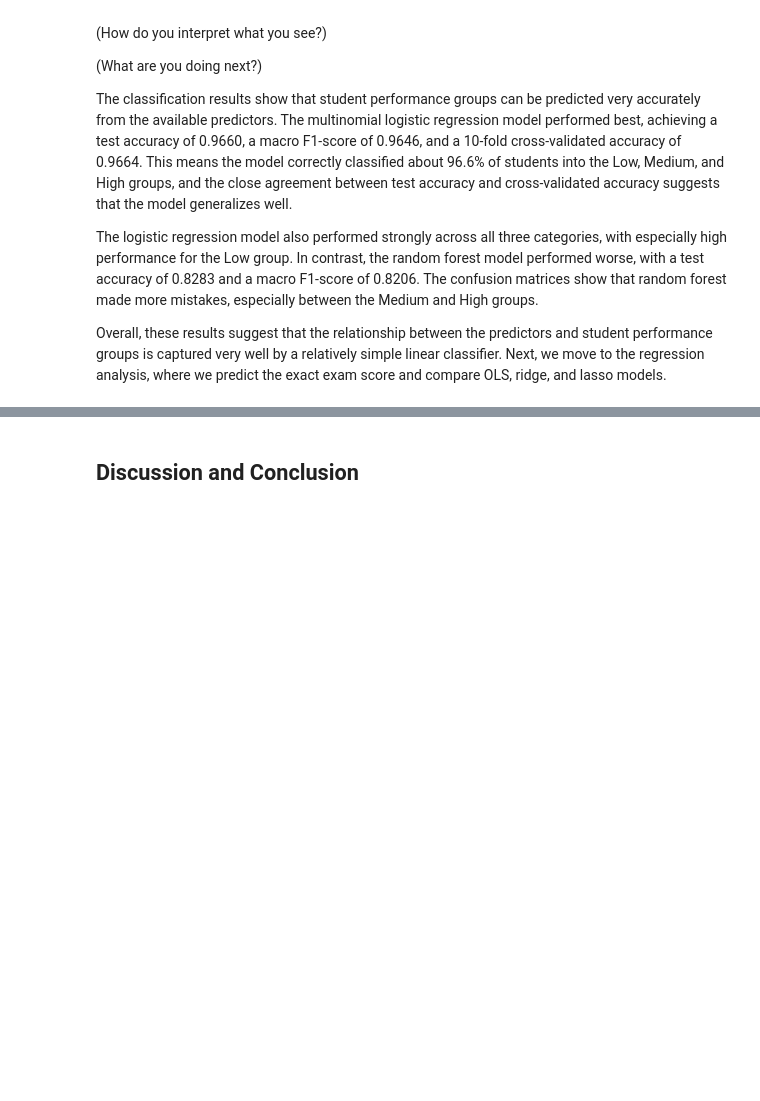
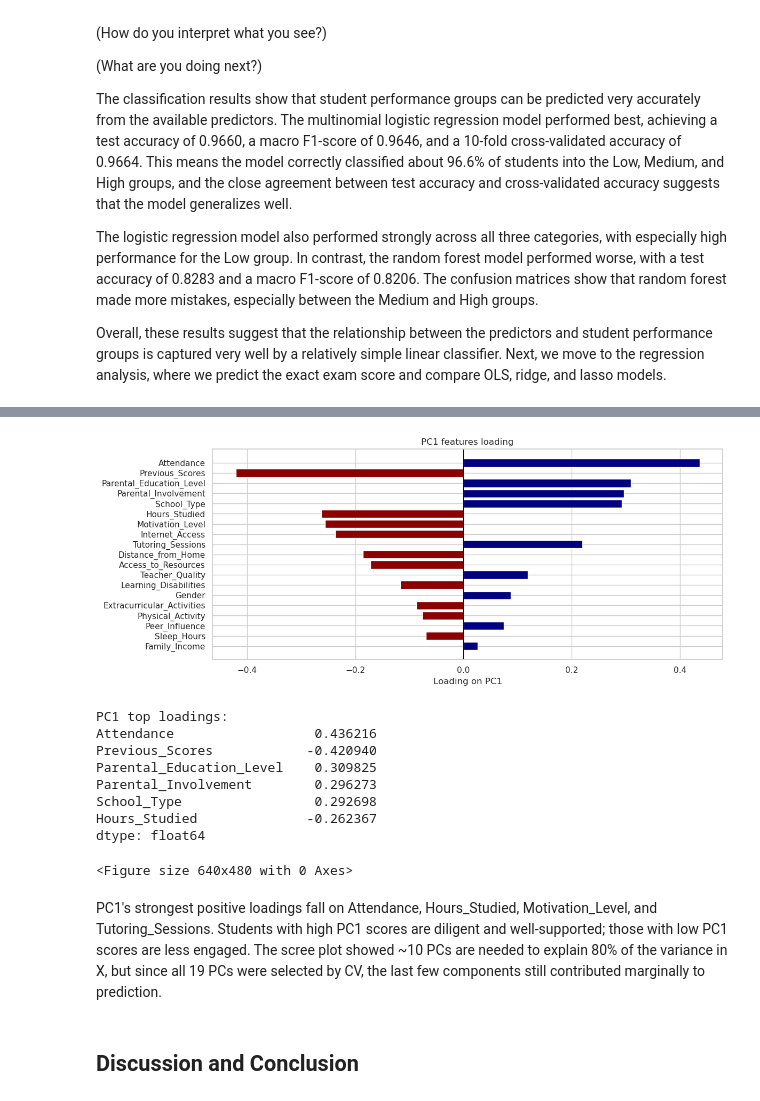
Before and after one commit to MintMena/CMSE381-Project, a Jupyter notebook: CMSE381-Project.ipynb, the cells around one changed output, grey strips where cells are left out. Cells and saved outputs as stored; diff of their text form; code cells hidden in the pictures; blank space fills up the shorter version.

```diff
--- a/CMSE381-Project.ipynb
+++ b/CMSE381-Project.ipynb
@@ -581,3 +705,39 @@ _(What are you doing next?)_
+# %%
+# Top feature loadings on PC1
+pcr_final = Pipeline([("pca", PCA(n_components = best_n_comp)), ("ols", LinearRegression())])
+pcr_final.fit(X, y)
+pca_final = pcr_final.named_steps["pca"]
+
+pc1_df = pd.DataFrame({"Feature": feature_cols,
+                       "PC1 Loading": pca_final.components_[0]}).sort_values("PC1 Loading", key = abs, ascending = True)
+
+fig, ax = plt.subplots(figsize = (12, 5))
+colors_pc1 = ["darkred" if v < 0 else "navy" for v in pc1_df["PC1 Loading"]]
+ax.barh(pc1_df["Feature"], pc1_df["PC1 Loading"], color = colors_pc1)
+ax.axvline(0, color = "black", linewidth = 0.8)
+ax.set_xlabel("Loading on PC1")
+ax.set_title("PC1 features loading")
+plt.tight_layout()
+plt.show()
+plt.savefig("fig_pc1_loadings.png", dpi = 150, bbox_inches = "tight")
+
+print("PC1 top loadings:")
+pc1_series = pd.Series(pca_final.components_[0], index=feature_cols).sort_values(key = abs, ascending = False)
+print(pc1_series.head(6))
+# %% [output]
+[figure, added]
+PC1 top loadings:
+Attendance                  0.436216
+Previous_Scores            -0.420940
+Parental_Education_Level    0.309825
+Parental_Involvement        0.296273
+School_Type                 0.292698
+Hours_Studied              -0.262367
+dtype: float64
+<Figure size 640x480 with 0 Axes>
+# %% [markdown]
+PC1's strongest positive loadings fall on Attendance, Hours_Studied, Motivation_Level, and Tutoring_Sessions.
+Students with high PC1 scores are diligent and well-supported; those with low PC1 scores are less engaged. The scree plot showed ~10 PCs are needed to explain 80% of the variance in X, but since all 19 PCs were selected by CV, the last few components still contributed marginally to prediction.
 # %% [markdown]
 ## Discussion and Conclusion
 # %% [markdown]
```
Also changed, not shown: parts of 38 cells of this notebook.
